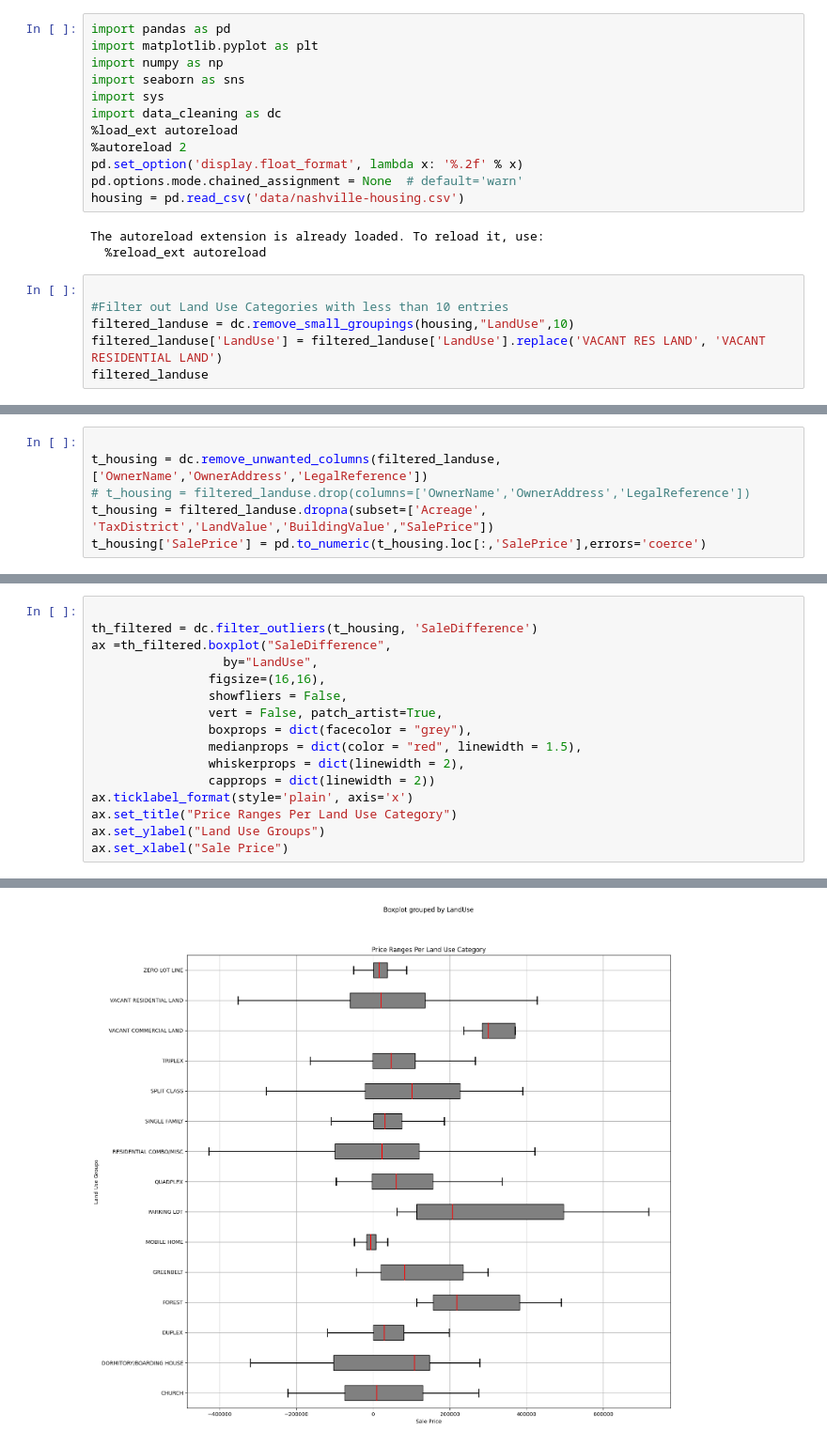
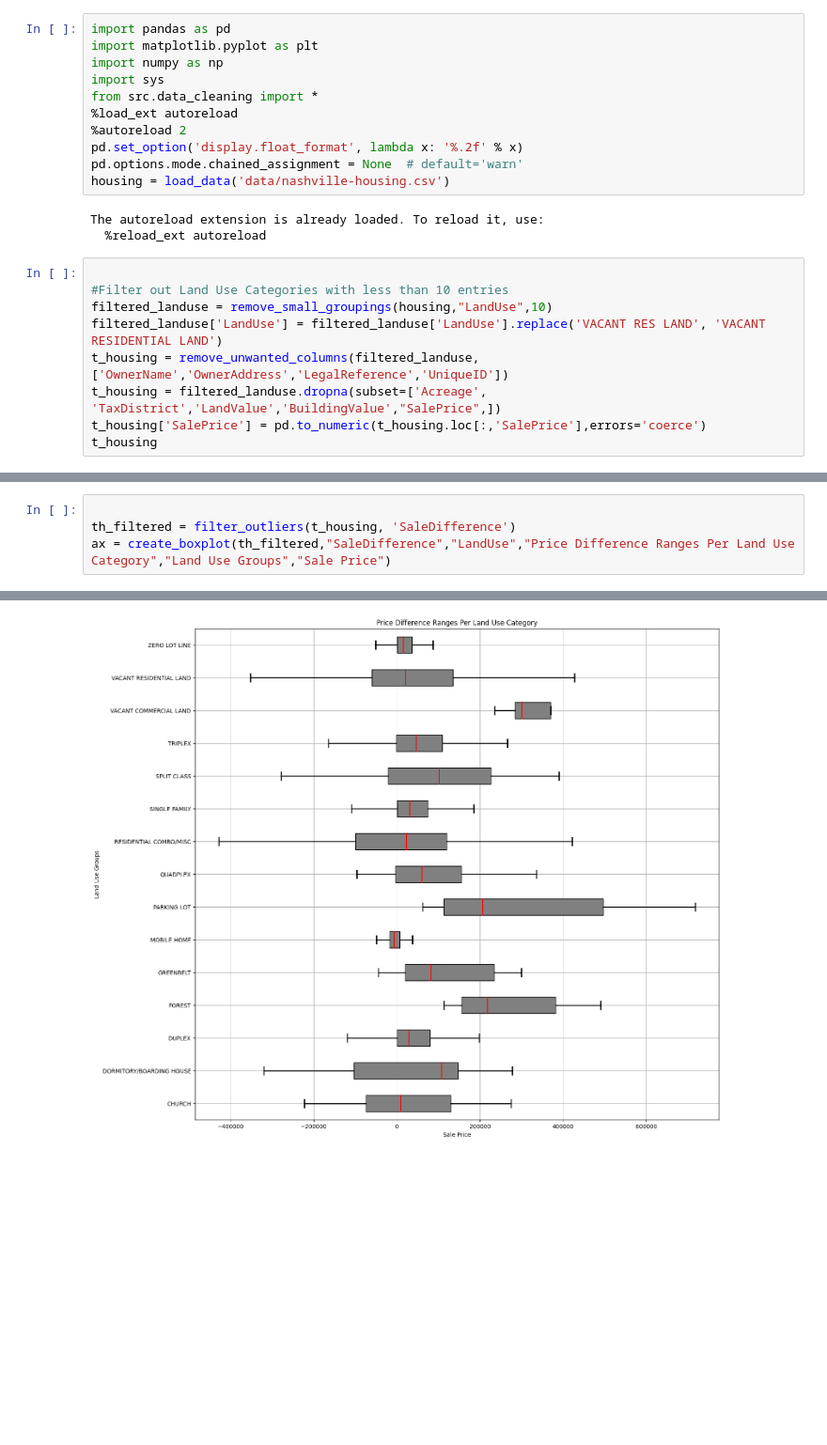
Before and after one commit to RobTheRobber/nashville-housing, a Jupyter notebook: nashville-housing.ipynb, the cells around one changed output, grey strips where cells are left out. Shown: that part at 94% size. Cells and saved outputs as stored; diff of their text form; blank space fills up the shorter version.

```diff
--- a/nashville-housing.ipynb
+++ b/nashville-housing.ipynb
@@ -2,22 +2,24 @@
 import pandas as pd
 import matplotlib.pyplot as plt
 import numpy as np
-import seaborn as sns
 import sys
-import data_cleaning as dc
+from src.data_cleaning import *
 %load_ext autoreload
 %autoreload 2
 pd.set_option('display.float_format', lambda x: '%.2f' % x)
 pd.options.mode.chained_assignment = None  # default='warn'
-housing = pd.read_csv('data/nashville-housing.csv')
+housing = load_data('data/nashville-housing.csv')
 # %% [output]
 The autoreload extension is already loaded. To reload it, use:
   %reload_ext autoreload
 # %%
 
 #Filter out Land Use Categories with less than 10 entries
-filtered_landuse = dc.remove_small_groupings(housing,"LandUse",10)
+filtered_landuse = remove_small_groupings(housing,"LandUse",10)
 filtered_landuse['LandUse'] = filtered_landuse['LandUse'].replace('VACANT RES LAND', 'VACANT RESIDENTIAL LAND')
-filtered_landuse
+t_housing = remove_unwanted_columns(filtered_landuse,['OwnerName','OwnerAddress','LegalReference','UniqueID'])
+t_housing = filtered_landuse.dropna(subset=['Acreage', 'TaxDistrict','LandValue','BuildingValue',"SalePrice",])
+t_housing['SalePrice'] = pd.to_numeric(t_housing.loc[:,'SalePrice'],errors='coerce')
+t_housing
 # %% [output]
 |  | UniqueID | ParcelID | LandUse | PropertyAddress | SaleDate | SalePrice | LegalReference | SoldAsVacant | ... |
@@ -36,6 +37,0 @@ filtered_landuse
-# %%
-
-t_housing = dc.remove_unwanted_columns(filtered_landuse,['OwnerName','OwnerAddress','LegalReference'])
-# t_housing = filtered_landuse.drop(columns=['OwnerName','OwnerAddress','LegalReference'])
-t_housing = filtered_landuse.dropna(subset=['Acreage', 'TaxDistrict','LandValue','BuildingValue',"SalePrice"])
-t_housing['SalePrice'] = pd.to_numeric(t_housing.loc[:,'SalePrice'],errors='coerce')
@@ -129,18 +112,6 @@ Text(0.5, 1.0, 'Mean Cost Breakdown of Land by Categories')
 [figure]
 # %%
 
-th_filtered = dc.filter_outliers(t_housing, 'SaleDifference')
-ax =th_filtered.boxplot("SaleDifference",
-                  by="LandUse",
-                figsize=(16,16),
-                showfliers = False,
-                vert = False, patch_artist=True,
-                boxprops = dict(facecolor = "grey"),
-                medianprops = dict(color = "red", linewidth = 1.5),
-                whiskerprops = dict(linewidth = 2),
-                capprops = dict(linewidth = 2))
-ax.ticklabel_format(style='plain', axis='x')
-ax.set_title("Price Ranges Per Land Use Category")
-ax.set_ylabel("Land Use Groups")
-ax.set_xlabel("Sale Price")
+th_filtered = filter_outliers(t_housing, 'SaleDifference')
+ax = create_boxplot(th_filtered,"SaleDifference","LandUse","Price Difference Ranges Per Land Use Category","Land Use Groups","Sale Price")
 # %% [output]
@@ -148 +118 @@ Text(0.5, 0, 'Sale Price')
-[figure, old version]
+[figure, new version]
```
Also changed, not shown: parts of 8 cells of this notebook, 5 other files.
